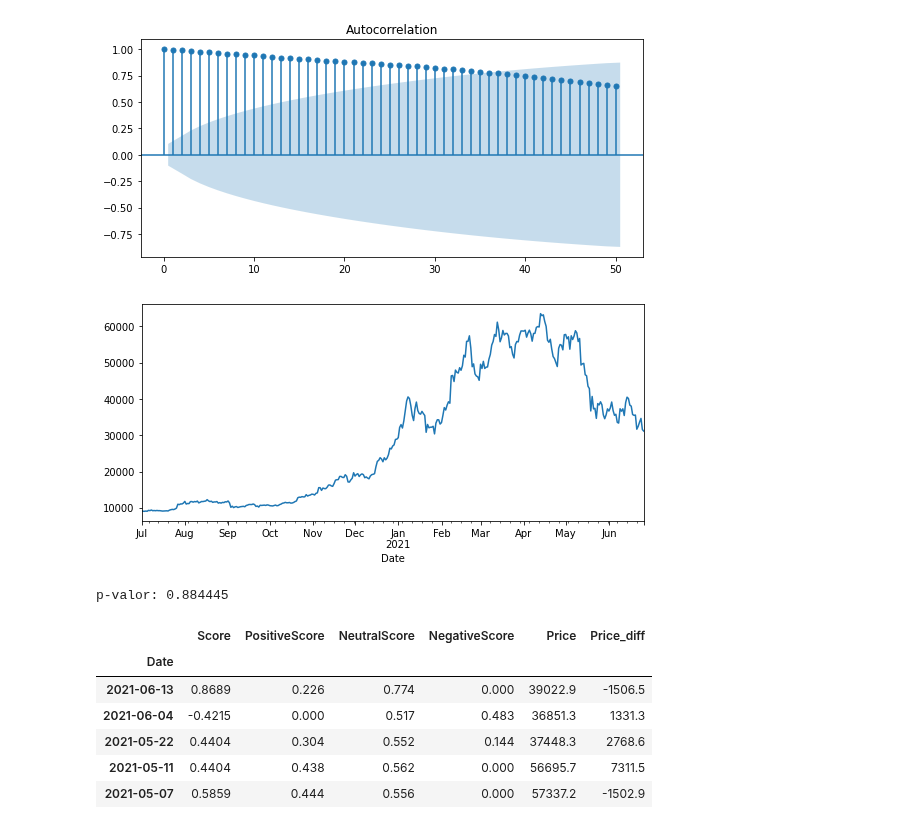
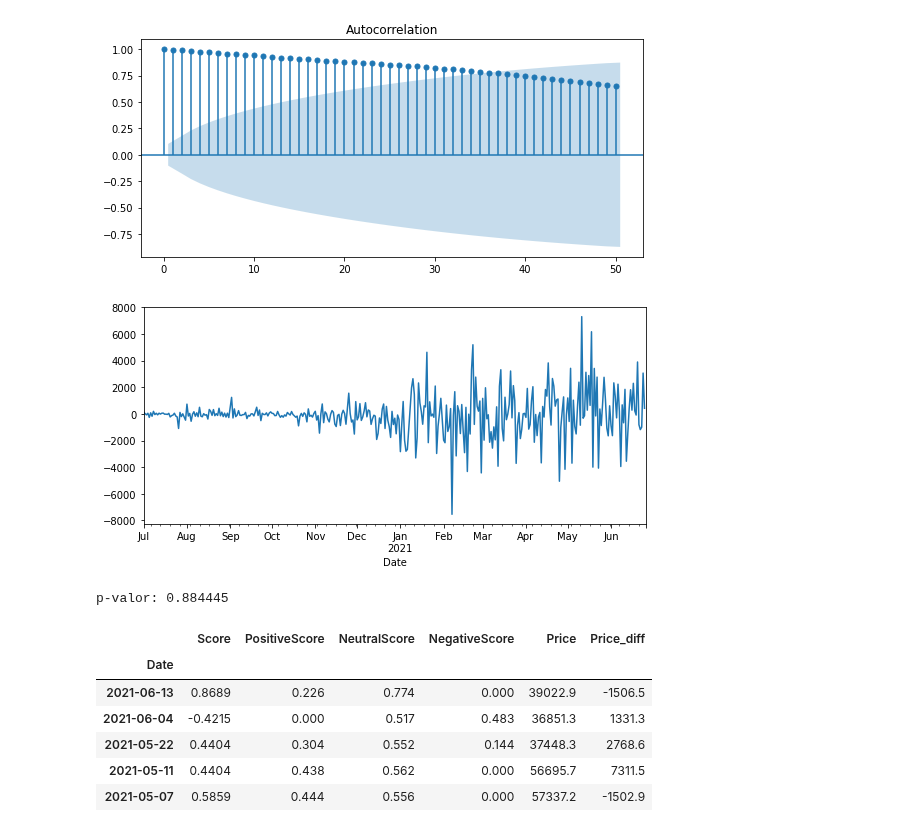
Before and after one commit to prbpedro/tcc_puc, a Jupyter notebook: src/2_pre_processing_btc_historical_data.ipynb, the cells around one changed output. Saved outputs shown, nothing was run; the diff lists cells and outputs as text; code cells hidden in the pictures.

```diff
--- a/src/2_pre_processing_btc_historical_data.ipynb
+++ b/src/2_pre_processing_btc_historical_data.ipynb
@@ -94,15 +94,15 @@ plt.show()
 # %%
 # Making the series stationary
 
 btc_df['Price_diff'] = btc_df['Price'] - btc_df['Price'].shift(1)
-btc_df['Price'].plot()
+btc_df['Price_diff'].plot()
 plt.show()
 
 X_diff = btc_df['Price'].dropna().values
 resultado_primeira_diff = adfuller(X_diff)
 print('p-valor: %f' % resultado_primeira_diff[1])
 # %% [output]
-[figure, old version]
+[figure, new version]
 p-valor: 0.884445
 # %%
 # Merging the btc historical price data with the sentimental analisys data
```
Also changed, not shown: parts of 1 cell of this notebook.
